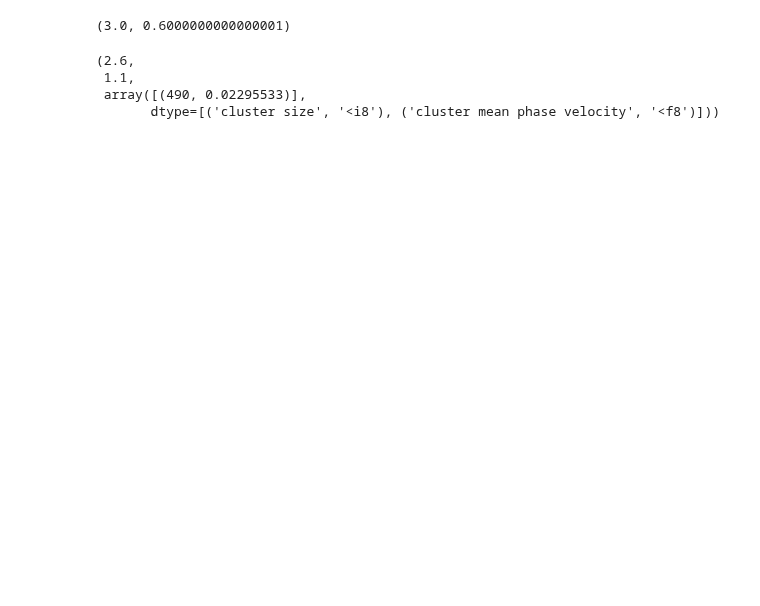
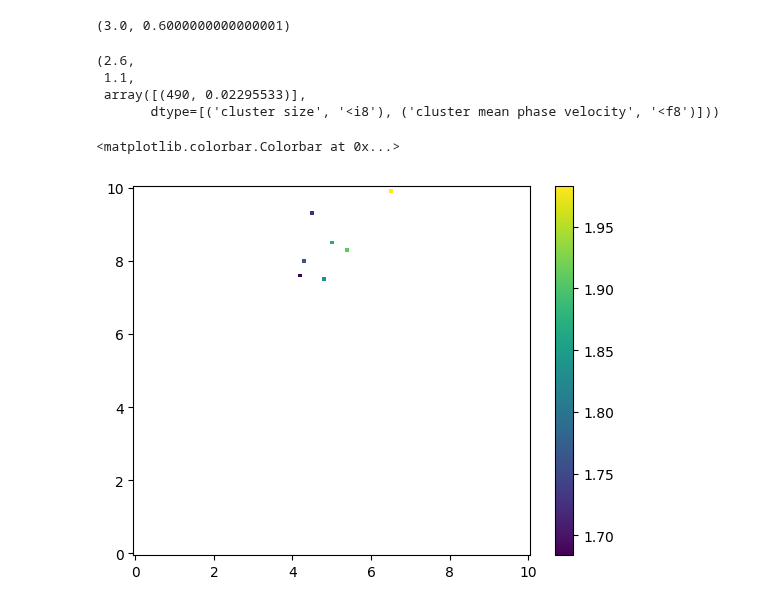
Before and after one commit to Gug-Young/Kuramoto-model, a Jupyter notebook: 230710 cluster algorithm check final.ipynb, the cells around one changed output. Cells and saved outputs as stored; diff of their text form; code cells hidden in the pictures; blank space fills up the shorter version.

```diff
--- a/230710 cluster algorithm check final.ipynb
+++ b/230710 cluster algorithm check final.ipynb
@@ -53,6 +64,6 @@ plt.scatter(check_list_K,check_list_m,s=5,c=check_list_m)
 re_check_list_m = []
 re_check_list_K = []
 for m,K in list(zip(check_list_m,check_list_K)):
-    if K > 2.3:
+    if K > 4.1:
         re_check_list_m.append(m)
         re_check_list_K.append(K)
@@ -79,11 +78,12 @@ re_check_list_m
 # %%
-for m,K in list(zip(re_check_list_m,re_check_list_K)):
+
+for i, (m,K) in enumerate(list(zip(re_check_list_m,re_check_list_K))):
         seed =10
         N = 500
-        theta_init,omega,Kc = Normal(N,0,1,seed=seed)
+        theta_init,omega,Kc = Q_Normal(N,0,1,seed=seed)
         omega = np.sort(omega)
-        t_end = 2000
-        dt =0.01
+        t_end = 4000
+        dt =0.1
         t = np.arange(0,t_end,dt)
         theta, dtheta,rs = mf2(K,N=N,m=m,t_array=t,p_theta=theta_init,p_dtheta= 0*omega,p_omega=omega,result_time = int((t_end)-(350))*int(1/dt))
         if m == 0:
@@ -109,7 +109,7 @@ for m,K in list(zip(re_check_list_m,re_check_list_K)):
         CSMP = np.array([(S,P) for S,P in zip(CS,CMP)],dtype=dtype)
         CSMO = np.array([(S,O) for S,O in zip(CS,CMO)],dtype=dtype2)
 
-
+        print(i)
         df_Km.loc[(K,m),"r"] = r
         df_Km.loc[(K,m),"rstd"] = rstd
         df_Km.loc[(K,m),"rMM"] = rMM
@@ -149,0 +214,10 @@ for m,(r,rstd,rMM,CSMP_set,CSMO_set,error_set,C_s_set,C_e_set) in zip(ms,parmap.
+# %%
+# plt.imshow(df_new['p_o_0'].unstack().to_numpy().T)
+KK = df.index.to_frame().K.unstack().to_numpy().T
+MM = df.index.to_frame().m.unstack().to_numpy().T
+plt.pcolormesh(KK,MM,df_new['p_o_2'].unstack().to_numpy().T)
+plt.colorbar()
+# plt.xlim(1,3)
+# %% [output]
+<matplotlib.colorbar.Colorbar at 0x...>
+[figure, added]
```
Also changed, not shown: parts of 13 cells of this notebook, 9 other files.
